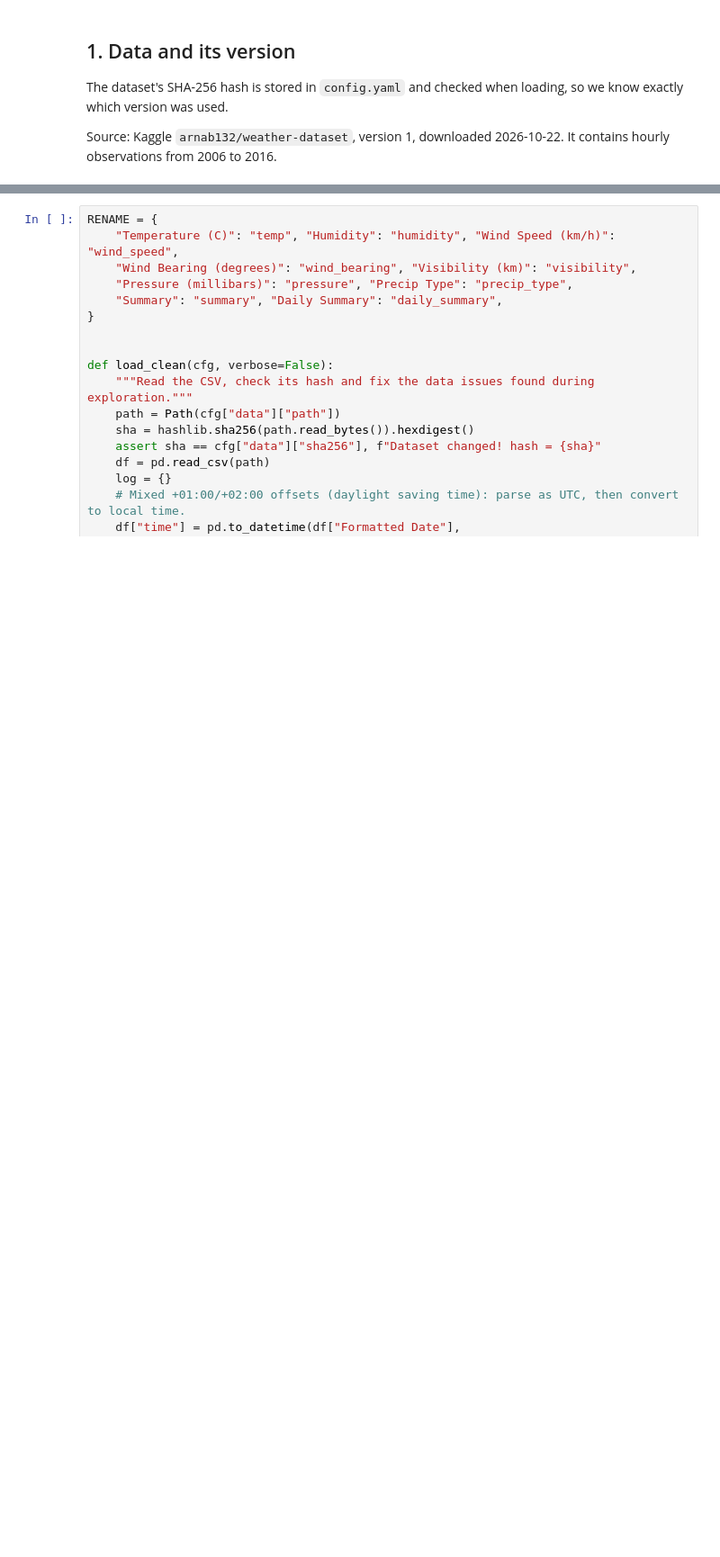
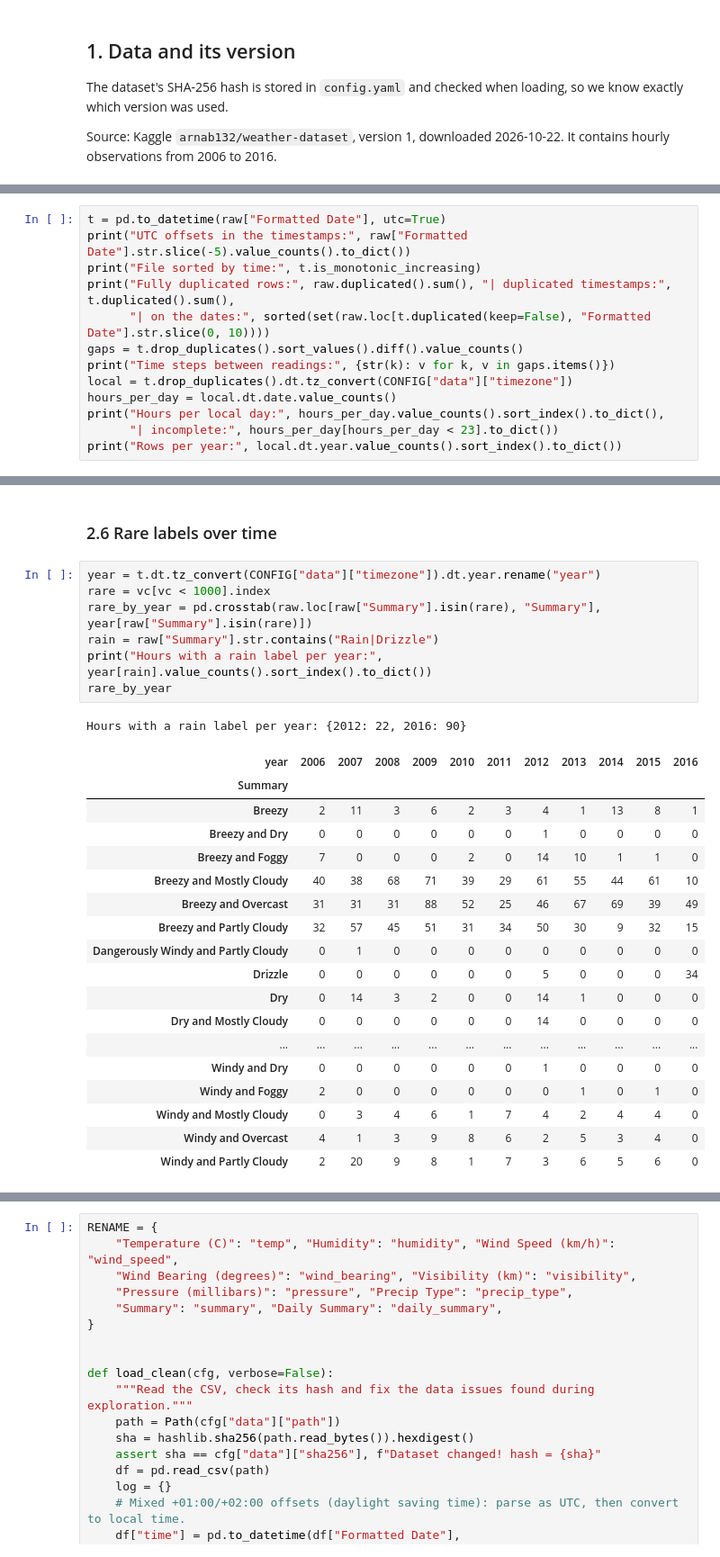
Before and after one commit to kacekk/weather_forecast_DL, a Jupyter notebook: weather_forecast.ipynb, the cells around one changed output, grey strips where cells are left out. Shown at 90% size. Cells and saved outputs as stored; diff of their text form; blank space fills up the shorter version.

```diff
--- a/weather_forecast.ipynb
+++ b/weather_forecast.ipynb
@@ -80,0 +181,13 @@ raw.head(3)
+# %%
+t = pd.to_datetime(raw["Formatted Date"], utc=True)
+print("UTC offsets in the timestamps:", raw["Formatted Date"].str.slice(-5).value_counts().to_dict())
+print("File sorted by time:", t.is_monotonic_increasing)
+print("Fully duplicated rows:", raw.duplicated().sum(), "| duplicated timestamps:", t.duplicated().sum(),
+      "| on the dates:", sorted(set(raw.loc[t.duplicated(keep=False), "Formatted Date"].str.slice(0, 10))))
+gaps = t.drop_duplicates().sort_values().diff().value_counts()
+print("Time steps between readings:", {str(k): v for k, v in gaps.items()})
+local = t.drop_duplicates().dt.tz_convert(CONFIG["data"]["timezone"])
+hours_per_day = local.dt.date.value_counts()
+print("Hours per local day:", hours_per_day.value_counts().sort_index().to_dict(),
+      "| incomplete:", hours_per_day[hours_per_day < 23].to_dict())
+print("Rows per year:", local.dt.year.value_counts().sort_index().to_dict())
@@ -80,0 +234,29 @@ raw.head(3)
+# %% [markdown]
+### 2.6 Rare labels over time
+# %%
+year = t.dt.tz_convert(CONFIG["data"]["timezone"]).dt.year.rename("year")
+rare = vc[vc < 1000].index
+rare_by_year = pd.crosstab(raw.loc[raw["Summary"].isin(rare), "Summary"], year[raw["Summary"].isin(rare)])
+rain = raw["Summary"].str.contains("Rain|Drizzle")
+print("Hours with a rain label per year:", year[rain].value_counts().sort_index().to_dict())
+rare_by_year
+# %% [output]
+Hours with a rain label per year: {2012: 22, 2016: 90}
+| year | 2006 | 2007 | 2008 | 2009 | 2010 | 2011 | 2012 | 2013 | 2014 | 2015 | 2016 |
+| Summary |  |  |  |  |  |  |  |  |  |  |  |
+| Breezy | 2 | 11 | 3 | 6 | 2 | 3 | 4 | 1 | 13 | 8 | 1 |
+| Breezy and Dry | 0 | 0 | 0 | 0 | 0 | 0 | 1 | 0 | 0 | 0 | 0 |
+| Breezy and Foggy | 7 | 0 | 0 | 0 | 2 | 0 | 14 | 10 | 1 | 1 | 0 |
+| Breezy and Mostly Cloudy | 40 | 38 | 68 | 71 | 39 | 29 | 61 | 55 | 44 | 61 | 10 |
+| Breezy and Overcast | 31 | 31 | 31 | 88 | 52 | 25 | 46 | 67 | 69 | 39 | 49 |
+| Breezy and Partly Cloudy | 32 | 57 | 45 | 51 | 31 | 34 | 50 | 30 | 9 | 32 | 15 |
+| Dangerously Windy and Partly Cloudy | 0 | 1 | 0 | 0 | 0 | 0 | 0 | 0 | 0 | 0 | 0 |
+| Drizzle | 0 | 0 | 0 | 0 | 0 | 0 | 5 | 0 | 0 | 0 | 34 |
+| Dry | 0 | 14 | 3 | 2 | 0 | 0 | 14 | 1 | 0 | 0 | 0 |
+| Dry and Mostly Cloudy | 0 | 0 | 0 | 0 | 0 | 0 | 14 | 0 | 0 | 0 | 0 |
+| ... | ... | ... | ... | ... | ... | ... | ... | ... | ... | ... | ... |
+| Windy and Dry | 0 | 0 | 0 | 0 | 0 | 0 | 1 | 0 | 0 | 0 | 0 |
+| Windy and Foggy | 2 | 0 | 0 | 0 | 0 | 0 | 0 | 1 | 0 | 1 | 0 |
+| Windy and Mostly Cloudy | 0 | 3 | 4 | 6 | 1 | 7 | 4 | 2 | 4 | 4 | 0 |
+| Windy and Overcast | 4 | 1 | 3 | 9 | 8 | 6 | 2 | 5 | 3 | 4 | 0 |
+| Windy and Partly Cloudy | 2 | 20 | 9 | 8 | 1 | 7 | 3 | 6 | 5 | 6 | 0 |
```
Also changed, not shown: parts of 28 cells of this notebook.
